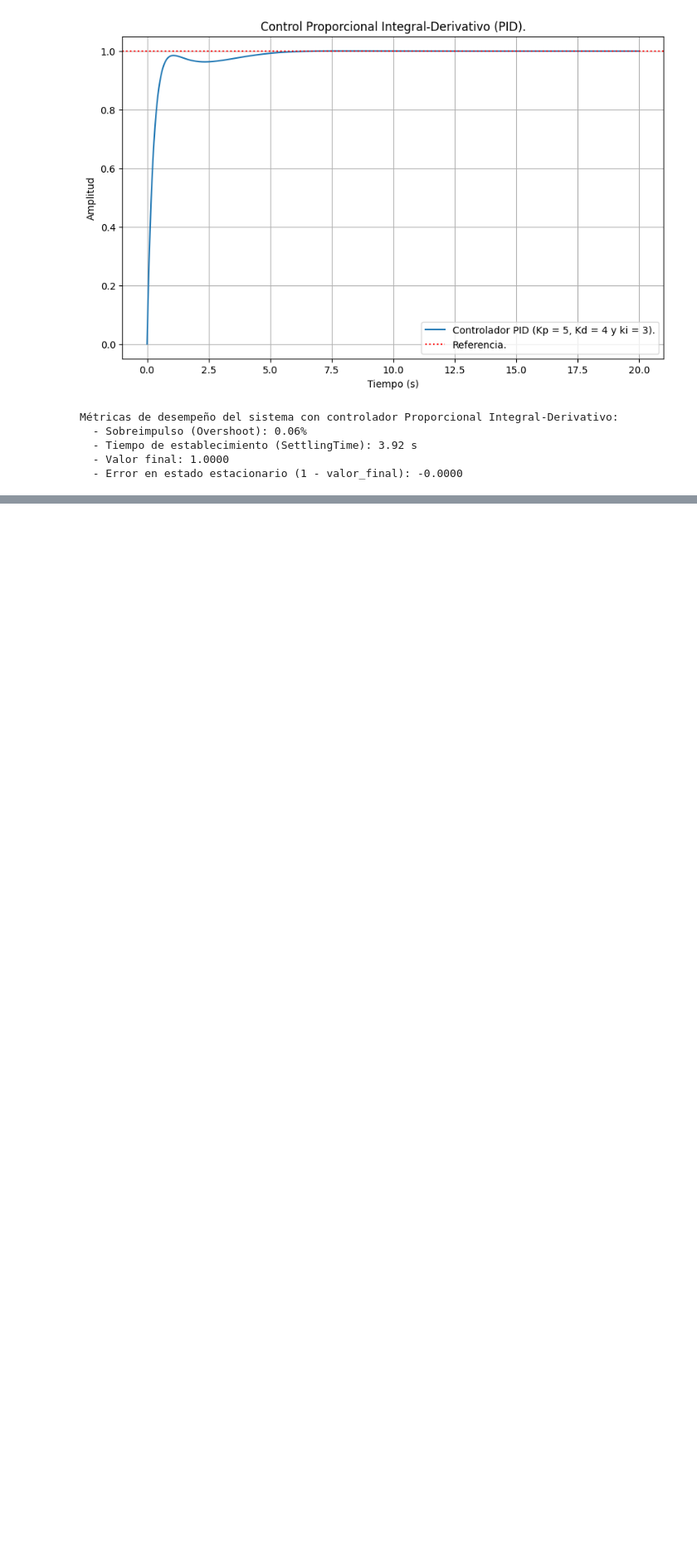
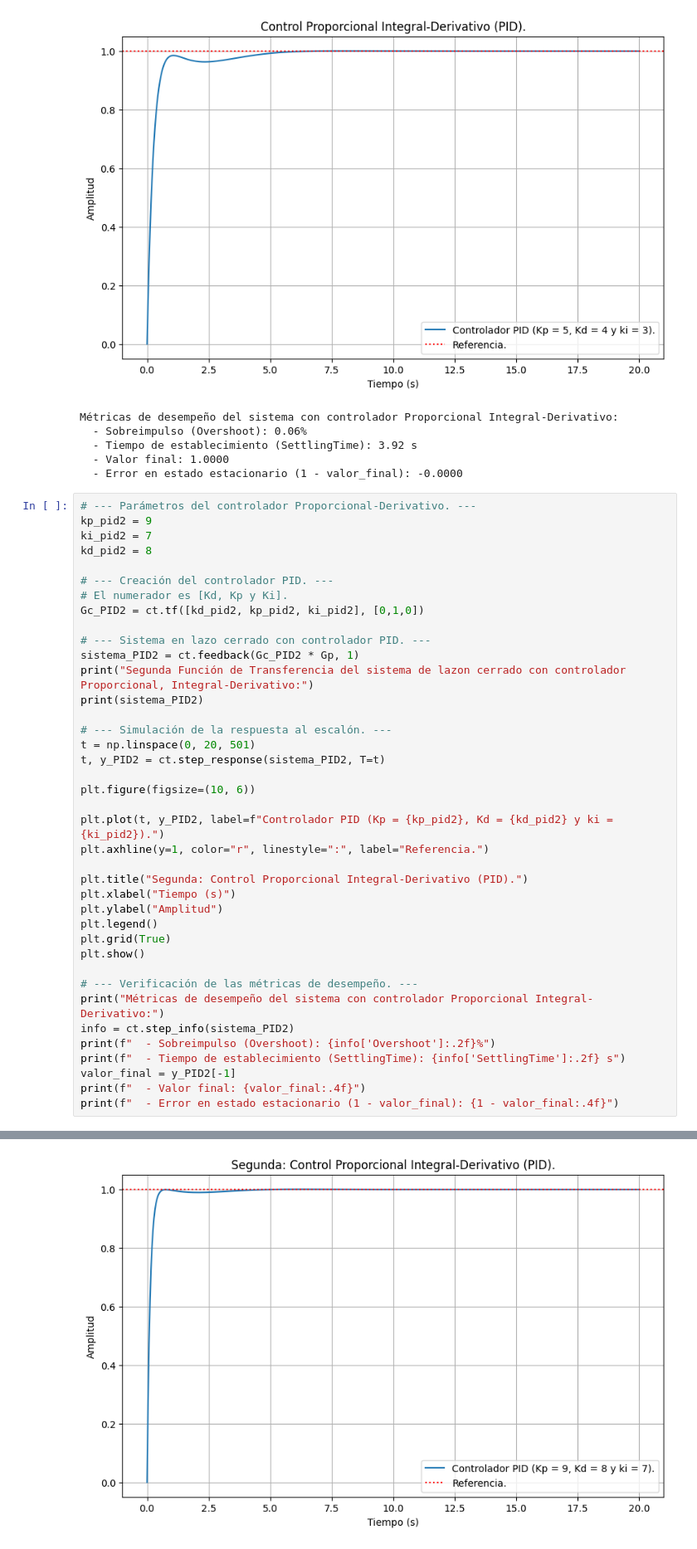
Before and after one commit to MaxGarcia948/control-clasico, a Jupyter notebook: practicas/P_2_03_Controlador_PID.ipynb, the cells around one changed output, grey strips where cells are left out. Shown: that part at 83% size. Saved outputs shown, nothing was run; the diff lists cells and outputs as text; blank space fills up the shorter version.

Commit message:
Datos finales

```diff
--- a/practicas/P_2_03_Controlador_PID.ipynb
+++ b/practicas/P_2_03_Controlador_PID.ipynb
@@ -375,3 +375,43 @@ Métricas de desempeño del sistema con controlador Proporcional Integral-Deriva
   - Tiempo de establecimiento (SettlingTime): 3.92 s
   - Valor final: 1.0000
   - Error en estado estacionario (1 - valor_final): -0.0000
+# %%
+# --- Parámetros del controlador Proporcional-Derivativo. ---
+kp_pid2 = 9
+ki_pid2 = 7
+kd_pid2 = 8
+
+# --- Creación del controlador PID. ---
+# El numerador es [Kd, Kp y Ki].
+Gc_PID2 = ct.tf([kd_pid2, kp_pid2, ki_pid2], [0,1,0])
+
+# --- Sistema en lazo cerrado con controlador PID. ---
+sistema_PID2 = ct.feedback(Gc_PID2 * Gp, 1)
+print("Segunda Función de Transferencia del sistema de lazon cerrado con controlador Proporcional, Integral-Derivativo:")
+print(sistema_PID2)
+
+# --- Simulación de la respuesta al escalón. ---
+t = np.linspace(0, 20, 501)
+t, y_PID2 = ct.step_response(sistema_PID2, T=t)
+
+plt.figure(figsize=(10, 6))
+
+plt.plot(t, y_PID2, label=f"Controlador PID (Kp = {kp_pid2}, Kd = {kd_pid2} y ki = {ki_pid2}).")
+plt.axhline(y=1, color="r", linestyle=":", label="Referencia.")
+
+plt.title("Segunda: Control Proporcional Integral-Derivativo (PID).")
+plt.xlabel("Tiempo (s)")
+plt.ylabel("Amplitud")
+plt.legend()
+plt.grid(True)
+plt.show()
+
+# --- Verificación de las métricas de desempeño. ---
+print("Métricas de desempeño del sistema con controlador Proporcional Integral-Derivativo:")
+info = ct.step_info(sistema_PID2)
+print(f"  - Sobreimpulso (Overshoot): {info['Overshoot']:.2f}%")
+print(f"  - Tiempo de establecimiento (SettlingTime): {info['SettlingTime']:.2f} s")
+valor_final = y_PID2[-1]
+print(f"  - Valor final: {valor_final:.4f}")
+print(f"  - Error en estado estacionario (1 - valor_final): {1 - valor_final:.4f}")
+# %% [output]
@@ -377,0 +426 @@ Métricas de desempeño del sistema con controlador Proporcional Integral-Deriva
+[figure, added]
```
Also changed, not shown: parts of 8 cells of this notebook.
